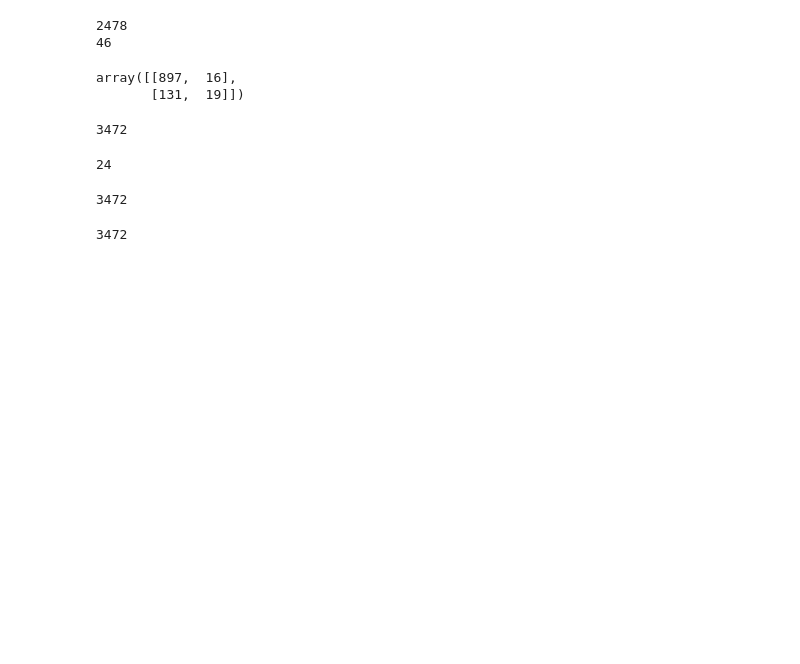
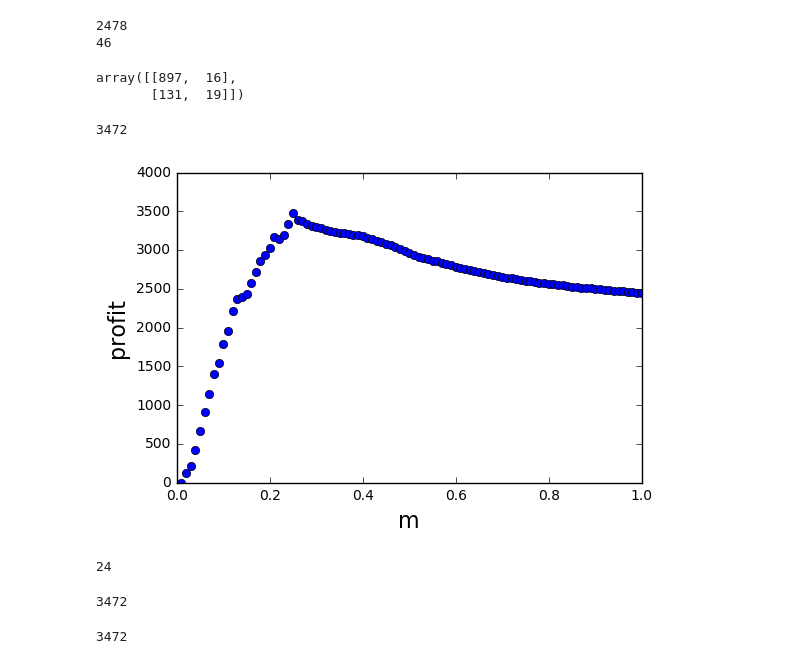
Before and after one commit to suger0316/aiful, a Jupyter notebook: アイフル/ハッカソン_01比率を揃える.ipynb, the cells around one changed output. Saved outputs shown, nothing was run; the diff lists cells and outputs as text; code cells hidden in the pictures; blank space fills up the shorter version.

```diff
--- a/アイフル/ハッカソン_01比率を揃える.ipynb
+++ b/アイフル/ハッカソン_01比率を揃える.ipynb
@@ -598,6 +598,15 @@ np.max(profit_list)
 profit_list_max_n = []
 for i in range(len(profit_list)):
     profit_list_max_n.append(np.max(profit_list[i]))
+# %%
+plt.figure()
+plt.plot(para_list, profit_list_max_n, 'o')
+plt.xlabel('m', fontsize=16)
+plt.ylabel("profit", fontsize=16)
+plt.ylim(0,4000)
+plt.show()
+# %% [output]
+[figure, added]
 # %%
 np.argmax(profit_list_max_n)
 # %% [output]
```
Also changed, not shown: parts of 27 cells of this notebook, 3 other files.
